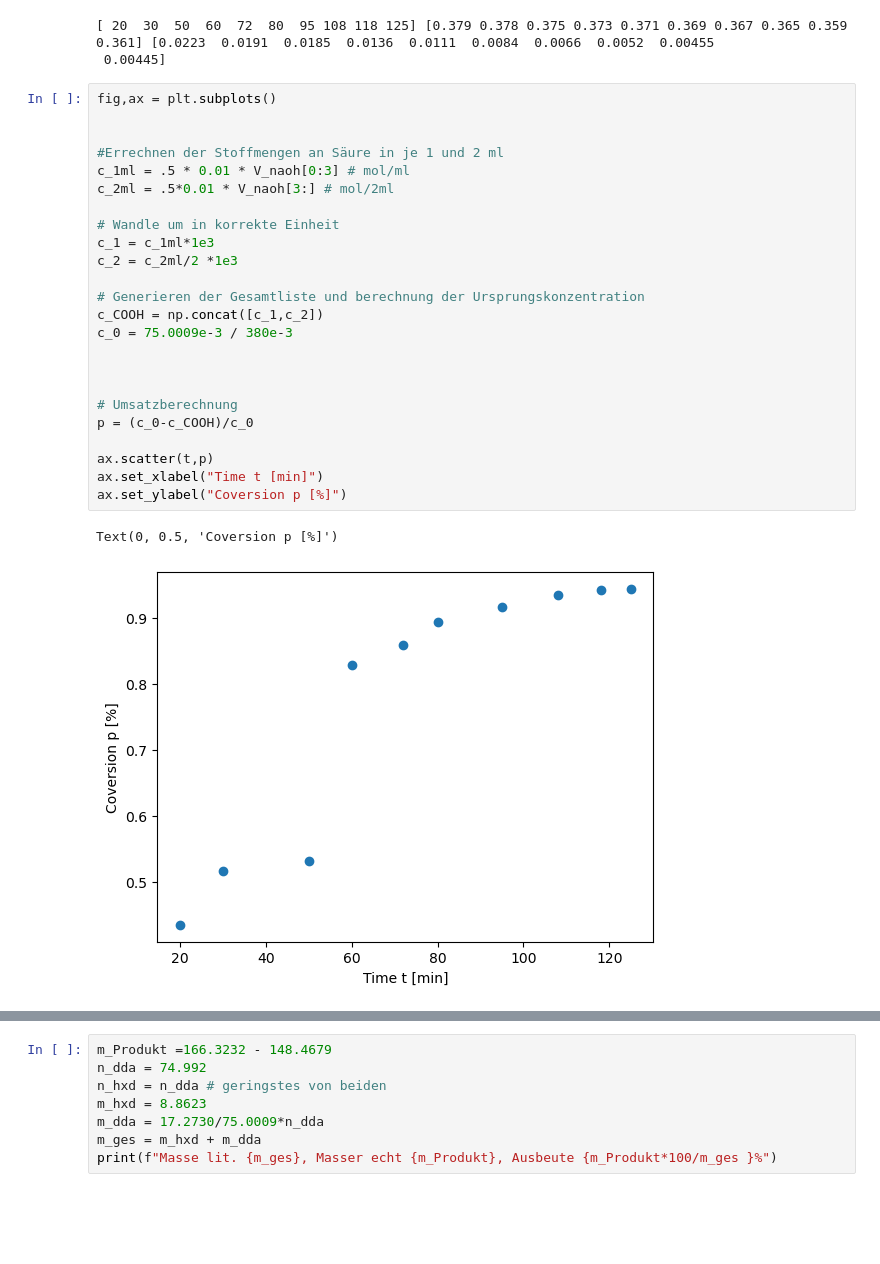
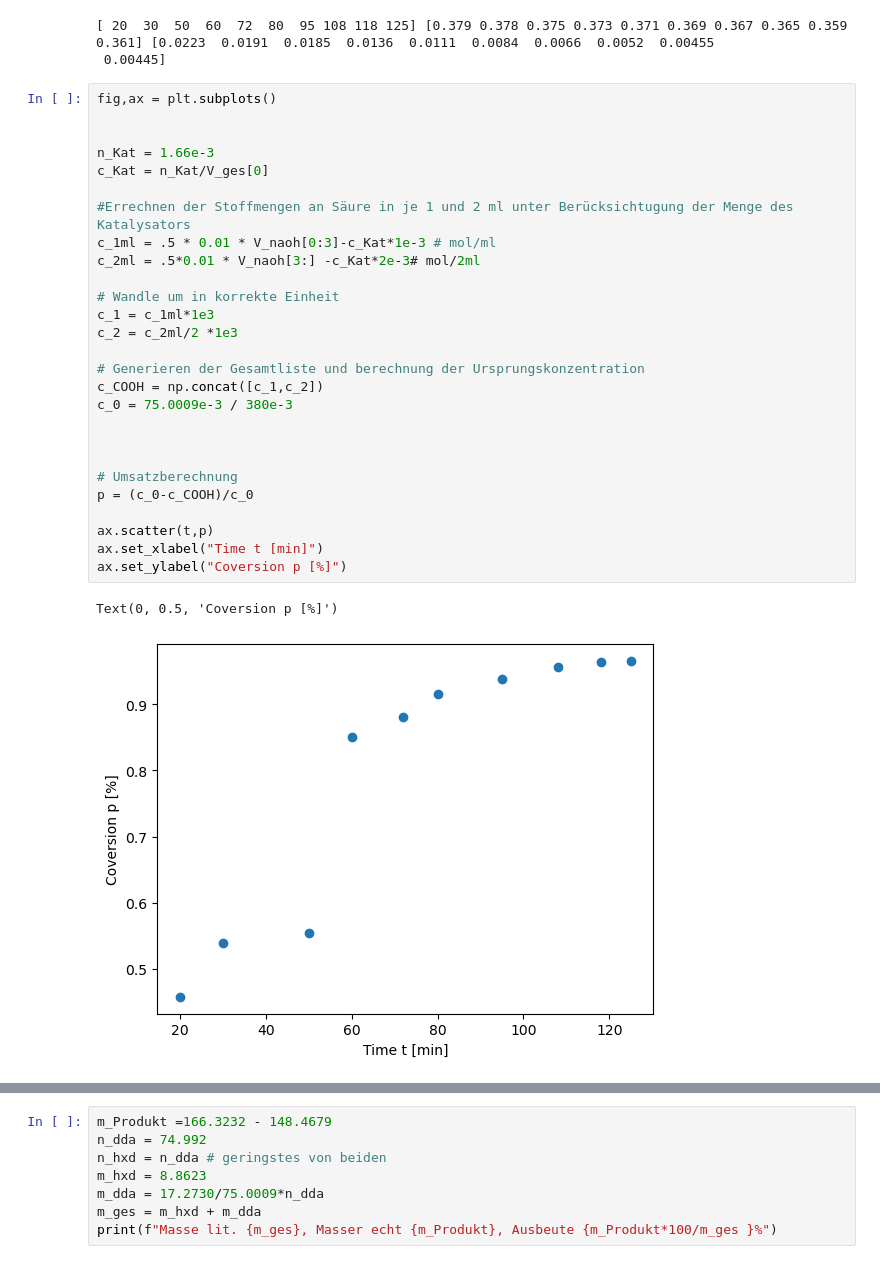
Before and after one commit to Rankenstein678/Makro, a Jupyter notebook: AMC2/AMC2.ipynb, the cells around one changed output, grey strips where cells are left out. Cells and saved outputs as stored; diff of their text form; blank space fills up the shorter version.

```diff
--- a/AMC2/AMC2.ipynb
+++ b/AMC2/AMC2.ipynb
@@ -26,30 +26,33 @@ print(t,V_ges,V_naoh)
 # %%
 fig,ax = plt.subplots()
 
 
-#Errechnen der Stoffmengen an Säure in je 1 und 2 ml
-c_1ml = .5 * 0.01 * V_naoh[0:3] # mol/ml
-c_2ml = .5*0.01 * V_naoh[3:] # mol/2ml
+n_Kat = 1.66e-3
+c_Kat = n_Kat/V_ges[0]
+
+#Errechnen der Stoffmengen an Säure in je 1 und 2 ml unter Berücksichtugung der Menge des Katalysators
+c_1ml = .5 * 0.01 * V_naoh[0:3]-c_Kat*1e-3 # mol/ml
+c_2ml = .5*0.01 * V_naoh[3:] -c_Kat*2e-3# mol/2ml
 
 # Wandle um in korrekte Einheit
 c_1 = c_1ml*1e3
 c_2 = c_2ml/2 *1e3
 
 # Generieren der Gesamtliste und berechnung der Ursprungskonzentration
 c_COOH = np.concat([c_1,c_2])
 c_0 = 75.0009e-3 / 380e-3
 
 
 
 # Umsatzberechnung
 p = (c_0-c_COOH)/c_0
 
 ax.scatter(t,p)
 ax.set_xlabel("Time t [min]")
 ax.set_ylabel("Coversion p [%]")
 # %% [output]
 Text(0, 0.5, 'Coversion p [%]')
-[figure, old version]
+[figure, new version]
 # %%
 fig,ax = plt.subplots()
 
```
Also changed, not shown: parts of 2 cells of this notebook.
